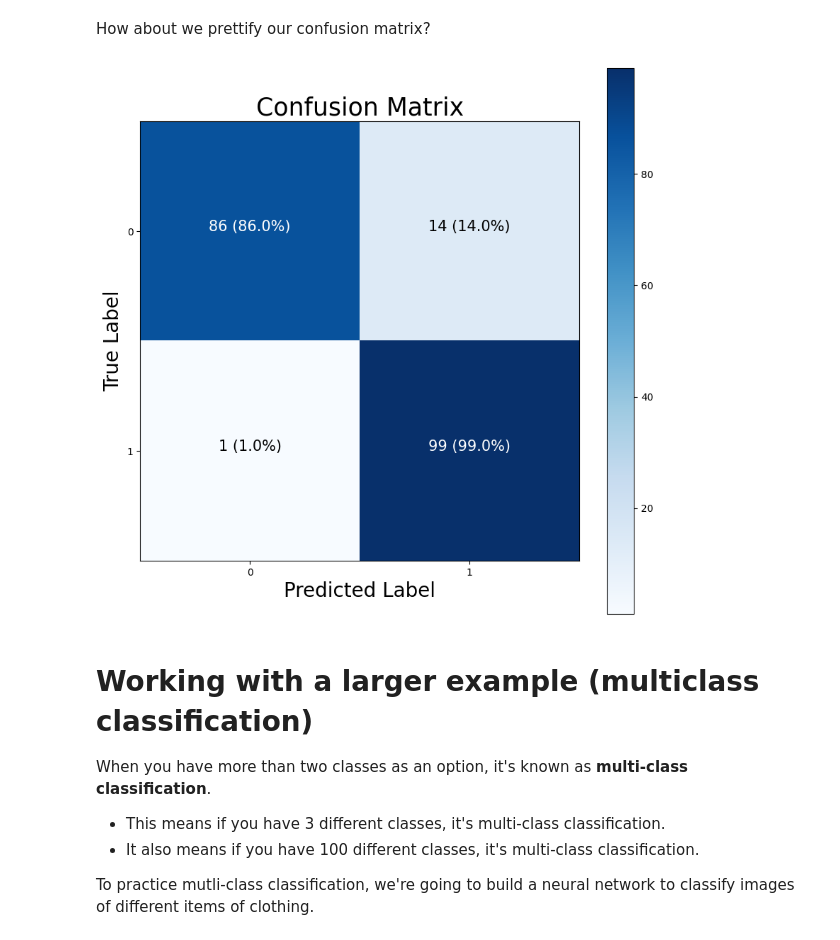
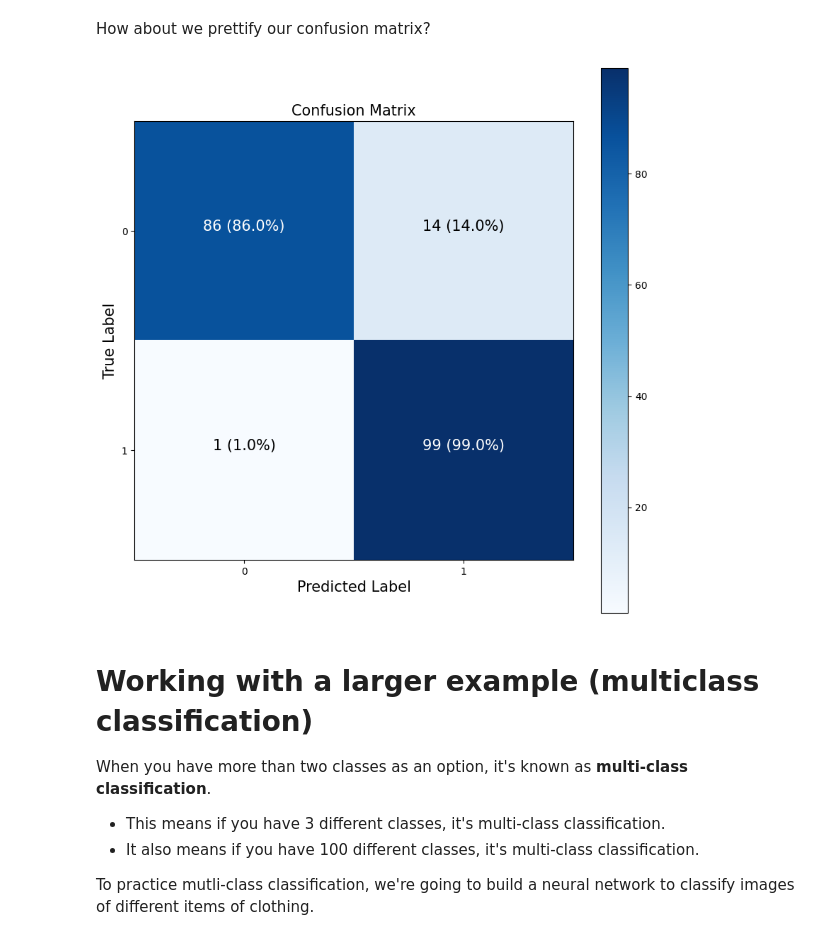
Before and after one commit to farheenfathimaa/TensorFlow-DeepLearning, a Jupyter notebook: 02_neural_network_classification_in_tensorflow.ipynb, the cells around one changed output. Drawn from its saved outputs; the diff is of its cells as text; code cells hidden in the pictures.

```diff
--- a/02_neural_network_classification_in_tensorflow.ipynb
+++ b/02_neural_network_classification_in_tensorflow.ipynb
@@ -946,14 +946,12 @@ How about we prettify our confusion matrix?
 # https://scikit-learn.org/stable/modules/generated/sklearn.metrics.plot_confusion_matrix.html?highlight=plot%20confusion%20matrix#sklearn.metrics.plot_confusion_matrix
 
 import itertools
-def plot_confusion_matrix(y_test, y_preds):
+def make_confusion_matrix(y_true, y_preds, classes=False, figsize=(10, 10), text_size=15):
   """
   Plots confusion matrix in a beautiful manner
   """
-  figsize = (10, 10)
-
   # Create the confusion matrix
-  cm = confusion_matrix(y_test, tf.round(y_preds))
+  cm = confusion_matrix(y_true, y_preds)
   cm_norm = cm.astype("float") / cm.sum(axis=1)[:, np.newaxis] # normalize our confusion matrix
   n_classes = cm.shape[0]
 
@@ -963,9 +961,7 @@ def plot_confusion_matrix(y_test, y_preds):
   cax = ax.matshow(cm, cmap=plt.cm.Blues)
   fig.colorbar(cax)
 
-  # Create classes
-  classes = False
-
+  # Set labels to be classes
   if classes:
     labels = classes
   else:
@@ -985,9 +981,9 @@ def plot_confusion_matrix(y_test, y_preds):
   ax.xaxis.tick_bottom()
 
   # Adjust label size
-  ax.yaxis.label.set_size(20)
-  ax.xaxis.label.set_size(20)
-  ax.title.set_size(25)
+  ax.yaxis.label.set_size(text_size)
+  ax.xaxis.label.set_size(text_size)
+  ax.title.set_size(text_size)
 
   # Set threshold for different colors
   threshold = (cm.max() + cm.min()) / 2.
@@ -997,11 +993,11 @@ def plot_confusion_matrix(y_test, y_preds):
     plt.text(j, i, f"{cm[i, j]} ({cm_norm[i, j]*100:.1f}%)",
             horizontalalignment="center",
             color="white" if cm[i, j] > threshold else "black",
-            size=15)
+            size=text_size)
-# %%
-plot_confusion_matrix(y_test, y_preds)
-# %% [output]
-[figure, removed]
+# %%
+make_confusion_matrix(y_test, y_preds=tf.round(y_preds))
+# %% [output]
+[figure, added]
 # %% [markdown]
 # Working with a larger example (multiclass classification)
 When you have more than two classes as an option, it's known as **multi-class classification**.
```
Also changed, not shown: parts of 15 cells of this notebook.
